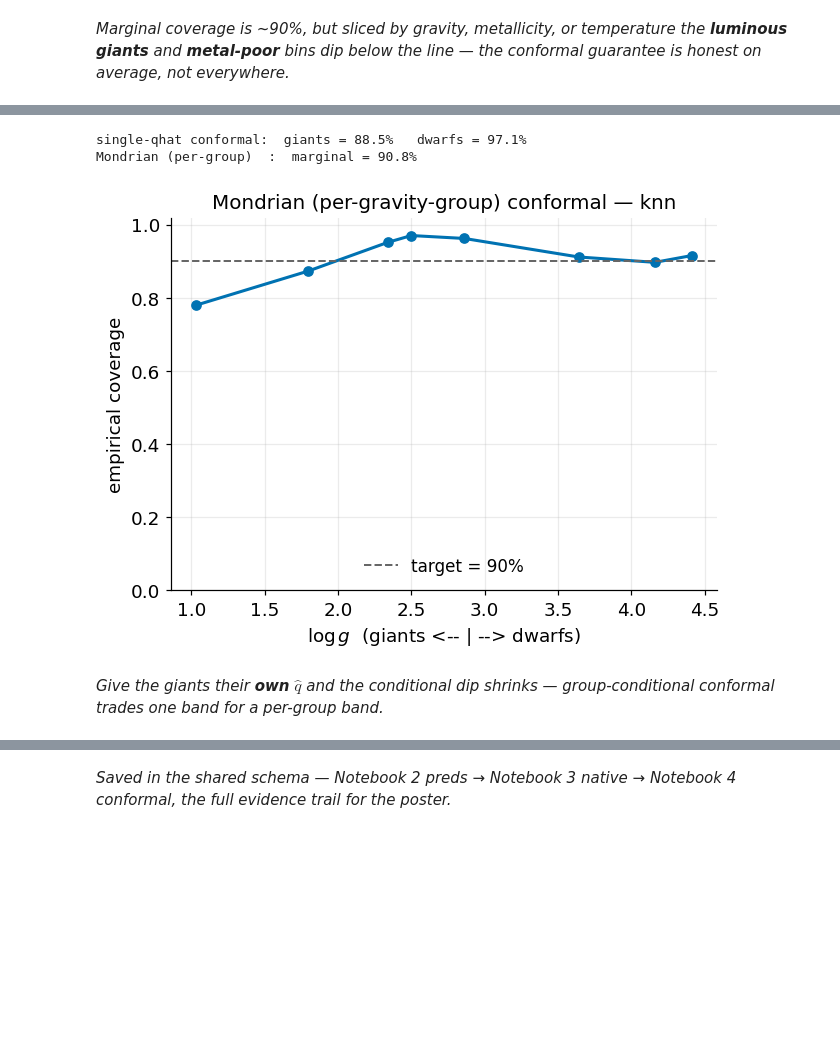
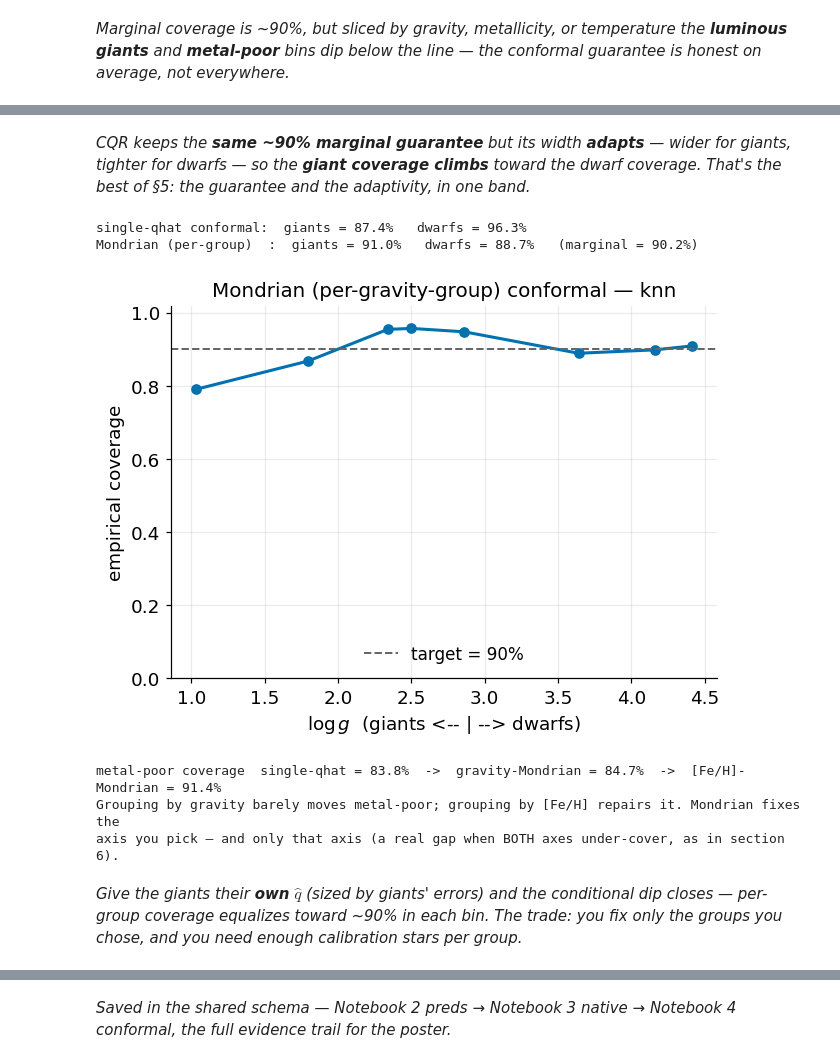
Before and after one commit to spy772/utssrp-2026, a Jupyter notebook: 04_conformal_prediction.ipynb, the cells around one changed output, grey strips where cells are left out. Drawn from its saved outputs; the diff is of its cells as text; code cells hidden in the pictures; blank space fills up the shorter version.

```diff
--- a/04_conformal_prediction.ipynb
+++ b/04_conformal_prediction.ipynb
@@ -735,0 +907,19 @@ This baseline band is honest *on average*. Hold that thought for §5.
+# %%
+# How few calibration stars before qhat gets noisy?  Subsample, repeat over seeds, watch the spread.
+yc_t, yc_p = pred_model["y_cal_true"],  pred_model["y_cal_pred"]
+yt_t, yt_p = pred_model["y_test_true"], pred_model["y_test_pred"]
+full_scores = np.abs(yc_t - yc_p)
+
+sizes = [50, 200, 1000, full_scores.size]     # <- your turn: add 9 (the alpha=0.1 edge) or 20
+print(f"{'n_cal':>6} | {'mean cov':>9} {'std':>6} {'min':>6} {'max':>6}")
+for nsub in sizes:
+    covs = []
+    for seed in range(8):                                          # a few seeds to see the spread
+        idx = np.random.default_rng(seed).choice(full_scores.size, size=min(nsub, full_scores.size),
+                                                 replace=False)
+        q   = conformal_qhat(full_scores[idx], ALPHA)
+        covs.append(empirical_coverage(yt_t, yt_p - q, yt_p + q))
+    covs = np.array(covs)
+    print(f"{nsub:>6} | {covs.mean():>9.3f} {covs.std():>6.3f} {covs.min():>6.3f} {covs.max():>6.3f}")
+print()
+print("Small n -> noisy coverage (qhat is a percentile of few numbers); large n -> rock steady.")
@@ -940,38 +1296,54 @@ Two standard upgrades restore *conditional* coverage. Both are **individual stre
+# %% [markdown]
+*CQR keeps the **same ~90% marginal guarantee** but its width **adapts** — wider for giants, tighter for dwarfs — so the **giant coverage climbs** toward the dwarf coverage. That's the best of §5: the guarantee *and* the adaptivity, in one band.*
 # %%
-# OPTIONAL STRETCH — Mondrian (group-conditional) conformal, numpy only.  Skip if short on time.
-# Idea: run the section-3 recipe SEPARATELY inside a GIANT group and a DWARF group, so each gets
-# its own qhat.  We need the calibration stars' log g to assign them to groups (same seed=0 split).
-logg_cal = sp["y_cal"]["logg"].to_numpy()
+# OPTIONAL STRETCH B — Mondrian (group-conditional) conformal, numpy only.  Run the section-4 recipe
+# SEPARATELY inside a GIANT group and a DWARF group, so each gets its own qhat.
 GROUP_EDGE = 3.5     # the giant / dwarf divide in log g
-
-def conformal_qhat(scores, alpha):
-    nloc = scores.size
-    k = int(np.ceil((nloc + 1) * (1 - alpha)))    # the same k-th-smallest rule as section 2
-    return np.sort(scores)[min(k, nloc) - 1]
 
 lower_mond = np.empty_like(yt_pred)
 upper_mond = np.empty_like(yt_pred)
 for sel_cal, sel_test in [(logg_cal <  GROUP_EDGE, logg_test <  GROUP_EDGE),   # giants
                           (logg_cal >= GROUP_EDGE, logg_test >= GROUP_EDGE)]:  # dwarfs
-    s = np.abs(yc_true[sel_cal] - yc_pred[sel_cal])     # scores within THIS group only
-    q = conformal_qhat(s, ALPHA)                         # this group's own qhat
+    q = conformal_qhat(np.abs(yc_true[sel_cal] - yc_pred[sel_cal]), ALPHA)     # this group's own qhat
     lower_mond[sel_test] = yt_pred[sel_test] - q
     upper_mond[sel_test] = yt_pred[sel_test] + q
 
-print(f"single-qhat conformal:  giants = "
-      f"{empirical_coverage(yt_true[logg_test < GROUP_EDGE], lower_model[logg_test < GROUP_EDGE], upper_model[logg_test < GROUP_EDGE]):.1%}"
-      f"   dwarfs = "
-      f"{empirical_coverage(yt_true[logg_test >= GROUP_EDGE], lower_model[logg_test >= GROUP_EDGE], upper_model[logg_test >= GROUP_EDGE]):.1%}")
-print(f"Mondrian (per-group)  :  marginal = {empirical_coverage(yt_true, lower_mond, upper_mond):.1%}")
+gi, dw = logg_test < GROUP_EDGE, logg_test >= GROUP_EDGE
+print("single-qhat conformal:  "
+      f"giants = {empirical_coverage(yt_true[gi], lower_model[gi], upper_model[gi]):.1%}   "
+      f"dwarfs = {empirical_coverage(yt_true[dw], lower_model[dw], upper_model[dw]):.1%}")
+print("Mondrian (per-group)  :  "
+      f"giants = {empirical_coverage(yt_true[gi], lower_mond[gi], upper_mond[gi]):.1%}   "
+      f"dwarfs = {empirical_coverage(yt_true[dw], lower_mond[dw], upper_mond[dw]):.1%}   "
+      f"(marginal = {empirical_coverage(yt_true, lower_mond, upper_mond):.1%})")
 
-# Did the giant dip shrink?  Compare the conditional picture.
 ax = plot_reliability(yt_true, lower_mond, upper_mond, target=TARGET,
                       feature=logg_test, feature_name=r"$\log g$  (giants <-- | --> dwarfs)")
 ax.set_title(f"Mondrian (per-gravity-group) conformal — {MODEL}")
 plt.show()
+
+# <- your turn: Mondrian only fixes the axis you GROUP on.  Above we grouped by gravity, which repairs
+#    giants but leaves the section-6 METAL-POOR gap untouched.  Regroup by [Fe/H] terciles instead and
+#    re-check metal-poor coverage (feh_cal / feh_test are already loaded from section 0):
+fL, fH = np.quantile(feh_cal, [1/3, 2/3])                 # metal-poor / mid / metal-rich edges (cal)
+lo_feh = np.empty_like(yt_pred); hi_feh = np.empty_like(yt_pred)
+for c_lo, c_hi in [(-np.inf, fL), (fL, fH), (fH, np.inf)]:
+    sc = (feh_cal  >= c_lo) & (feh_cal  < c_hi)
+    st = (feh_test >= c_lo) & (feh_test < c_hi)
+    q  = conformal_qhat(np.abs(yc_true[sc] - yc_pred[sc]), ALPHA)   # this [Fe/H] group's own qhat
+    lo_feh[st] = yt_pred[st] - q; hi_feh[st] = yt_pred[st] + q
+mp = feh_test < fL                                        # the metal-poor third
+print(f"metal-poor coverage  single-qhat = {empirical_coverage(yt_true[mp], lower_model[mp], upper_model[mp]):.1%}"
+      f"  ->  gravity-Mondrian = {empirical_coverage(yt_true[mp], lower_mond[mp], upper_mond[mp]):.1%}"
+      f"  ->  [Fe/H]-Mondrian = {empirical_coverage(yt_true[mp], lo_feh[mp], hi_feh[mp]):.1%}")
+print("Grouping by gravity barely moves metal-poor; grouping by [Fe/H] repairs it. Mondrian fixes the")
+print("axis you pick — and only that axis (a real gap when BOTH axes under-cover, as in section 6).")
 # %% [output]
-single-qhat conformal:  giants = 88.5%   dwarfs = 97.1%
-Mondrian (per-group)  :  marginal = 90.8%
+single-qhat conformal:  giants = 87.4%   dwarfs = 96.3%
+Mondrian (per-group)  :  giants = 91.0%   dwarfs = 88.7%   (marginal = 90.2%)
-[figure, old version]
+[figure, new version]
+metal-poor coverage  single-qhat = 83.8%  ->  gravity-Mondrian = 84.7%  ->  [Fe/H]-Mondrian = 91.4%
+Grouping by gravity barely moves metal-poor; grouping by [Fe/H] repairs it. Mondrian fixes the
+axis you pick — and only that axis (a real gap when BOTH axes under-cover, as in section 6).
-# %% [markdown]
-*Give the giants their **own** $\hat q$ and the conditional dip shrinks — group-conditional conformal trades one band for a per-group band.*
+# %% [markdown]
+*Give the giants their **own** $\hat q$ (sized by giants' errors) and the conditional dip closes — per-group coverage equalizes toward ~90% in each bin. The trade: you fix only the groups you chose, and you need enough calibration stars per group.*
```
Also changed, not shown: parts of 44 cells of this notebook.
